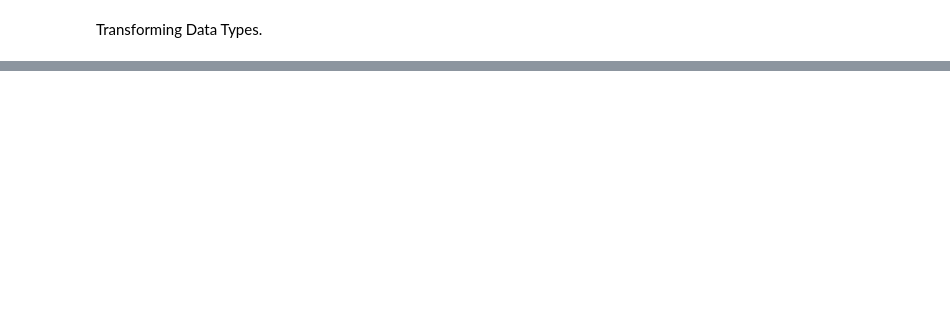
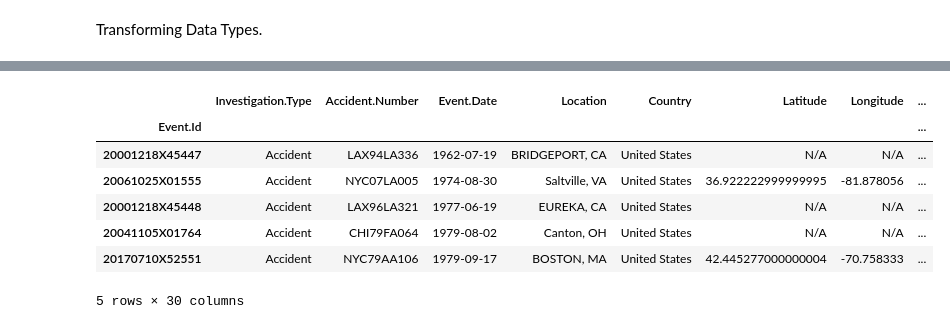
Before and after one commit to Tintin-dataObsessed/Aviation_Accident_Project, a Jupyter notebook: Airplane_Analysis.ipynb, the cells around one changed output, grey strips where cells are left out. Saved outputs shown, nothing was run; the diff lists cells and outputs as text; code cells hidden in the pictures; blank space fills up the shorter version.

```diff
--- a/Airplane_Analysis.ipynb
+++ b/Airplane_Analysis.ipynb
@@ -87,0 +312,14 @@ Transforming Data Types.
+# %%
+#Make & Model with lowest accidents top 5
+#First I extract  only the data with Accident
+accidents = df1[df1['Investigation.Type'] == 'Accident']
+accidents.head(5)
+# %% [output]
+|  | Investigation.Type | Accident.Number | Event.Date | Location | Country | Latitude | Longitude | ... |
+| Event.Id |  |  |  |  |  |  |  | ... |
+| 20001218X45447 | Accident | LAX94LA336 | 1962-07-19 | BRIDGEPORT, CA | United States | N/A | N/A | ... |
+| 20061025X01555 | Accident | NYC07LA005 | 1974-08-30 | Saltville, VA | United States | 36.922222999999995 | -81.878056 | ... |
+| 20001218X45448 | Accident | LAX96LA321 | 1977-06-19 | EUREKA, CA | United States | N/A | N/A | ... |
+| 20041105X01764 | Accident | CHI79FA064 | 1979-08-02 | Canton, OH | United States | N/A | N/A | ... |
+| 20170710X52551 | Accident | NYC79AA106 | 1979-09-17 | BOSTON, MA | United States | 42.445277000000004 | -70.758333 | ... |
+5 rows × 30 columns
```
Also changed, not shown: parts of 44 cells of this notebook, 4 other files.
